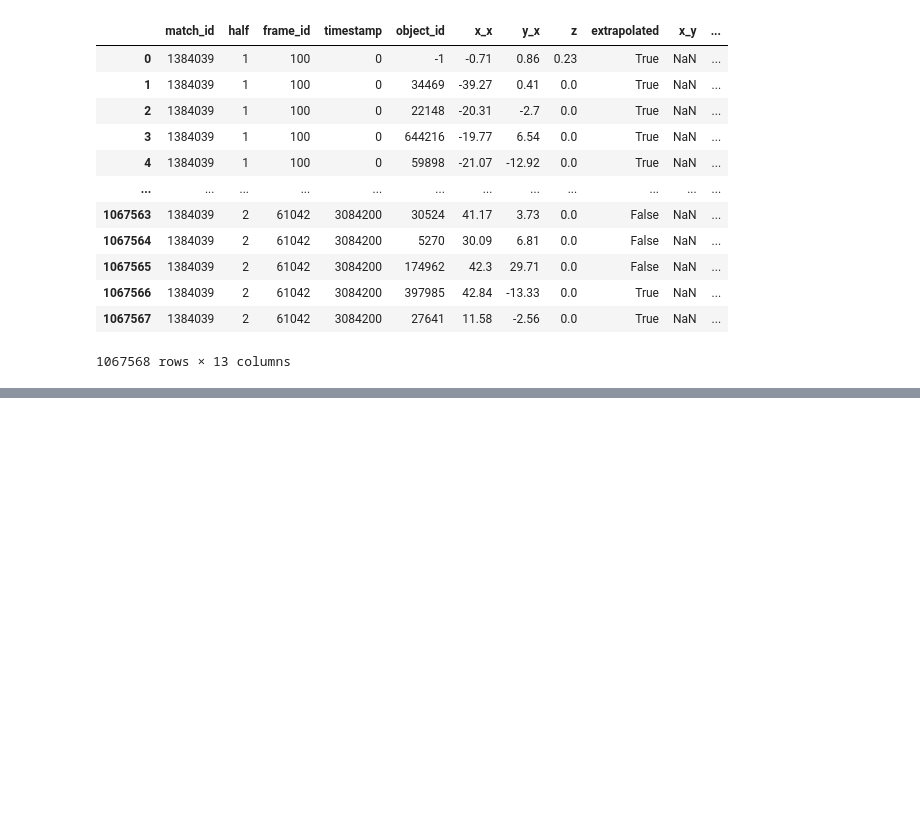
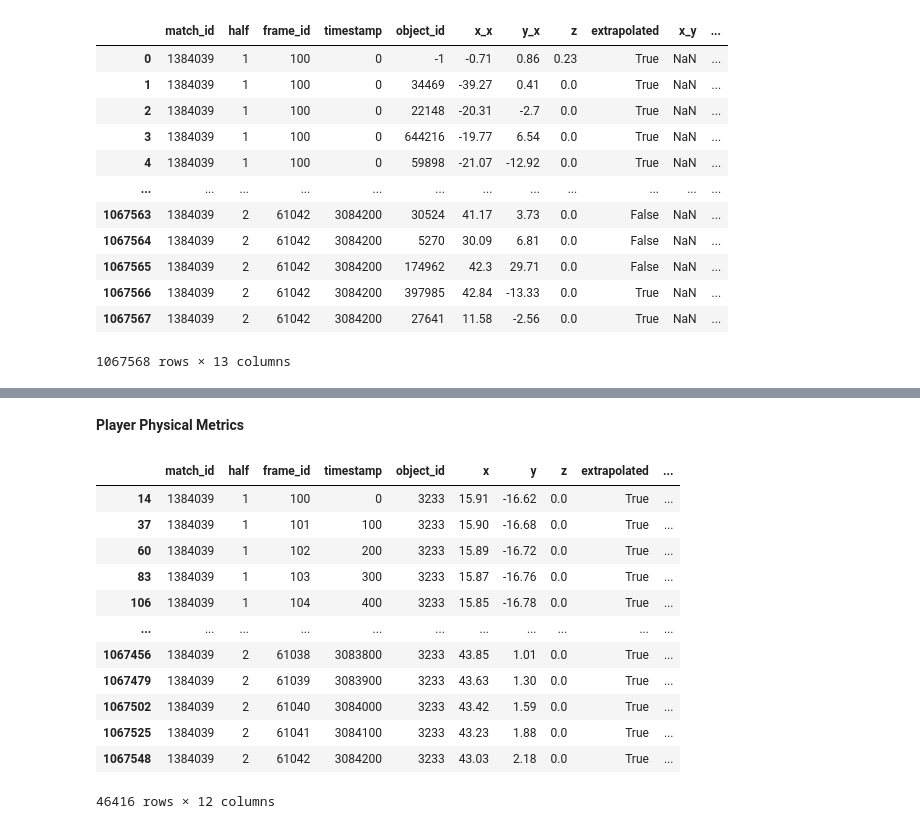
Before and after one commit to AdamSuma/TrackingDataSmoothing, a Jupyter notebook: src/skillcornerSmooth.ipynb, the cells around one changed output, grey strips where cells are left out. Cells and saved outputs as stored; diff of their text form; code cells hidden in the pictures; blank space fills up the shorter version.

```diff
--- a/src/skillcornerSmooth.ipynb
+++ b/src/skillcornerSmooth.ipynb
@@ -192,0 +196,32 @@ newDF
+# %% [markdown]
+**Player Physical Metrics**
+# %%
+targetedPlayerID = 3233 # ID of the player that we're getting the metrics from
+
+targetedPlayerDF = pd.DataFrame(newDF[newDF['object_id'] == str(targetedPlayerID)])
+targetedPlayerDF['x'] = targetedPlayerDF['x'].astype(float)
+targetedPlayerDF['y'] = targetedPlayerDF['y'].astype(float)
+
+euclidean_distance1 = np.sqrt((targetedPlayerDF['x'] - targetedPlayerDF['x'].shift(1))**2 + (targetedPlayerDF['y'] - targetedPlayerDF['y'].shift(1))**2).fillna(0)
+euclidean_distance2 = np.sqrt((targetedPlayerDF['x'] - targetedPlayerDF['x'].shift(-1))**2 + (targetedPlayerDF['y'] - targetedPlayerDF['y'].shift(-1))**2).fillna(0)
+
+# Use the Series to fill the NaNs
+targetedPlayerDF['arc_length'] = targetedPlayerDF['arc_length'].fillna((euclidean_distance1 + euclidean_distance2)/2)
+
+targetedPlayerDF['distance_covered'] = targetedPlayerDF['arc_length'].cumsum() - euclidean_distance2/2
+
+targetedPlayerDF
+# %% [output]
+|  | match_id | half | frame_id | timestamp | object_id | x | y | z | extrapolated | ... |
+| 14 | 1384039 | 1 | 100 | 0 | 3233 | 15.91 | -16.62 | 0.0 | True | ... |
+| 37 | 1384039 | 1 | 101 | 100 | 3233 | 15.90 | -16.68 | 0.0 | True | ... |
+| 60 | 1384039 | 1 | 102 | 200 | 3233 | 15.89 | -16.72 | 0.0 | True | ... |
+| 83 | 1384039 | 1 | 103 | 300 | 3233 | 15.87 | -16.76 | 0.0 | True | ... |
+| 106 | 1384039 | 1 | 104 | 400 | 3233 | 15.85 | -16.78 | 0.0 | True | ... |
+| ... | ... | ... | ... | ... | ... | ... | ... | ... | ... | ... |
+| 1067456 | 1384039 | 2 | 61038 | 3083800 | 3233 | 43.85 | 1.01 | 0.0 | True | ... |
+| 1067479 | 1384039 | 2 | 61039 | 3083900 | 3233 | 43.63 | 1.30 | 0.0 | True | ... |
+| 1067502 | 1384039 | 2 | 61040 | 3084000 | 3233 | 43.42 | 1.59 | 0.0 | True | ... |
+| 1067525 | 1384039 | 2 | 61041 | 3084100 | 3233 | 43.23 | 1.88 | 0.0 | True | ... |
+| 1067548 | 1384039 | 2 | 61042 | 3084200 | 3233 | 43.03 | 2.18 | 0.0 | True | ... |
+46416 rows × 12 columns
```
Also changed, not shown: parts of 19 cells of this notebook, 5 other files.
